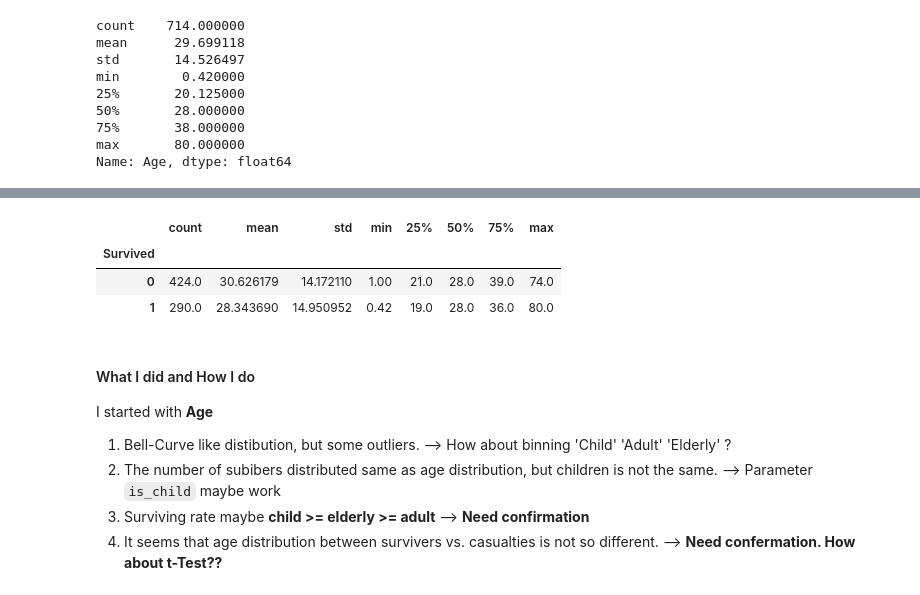
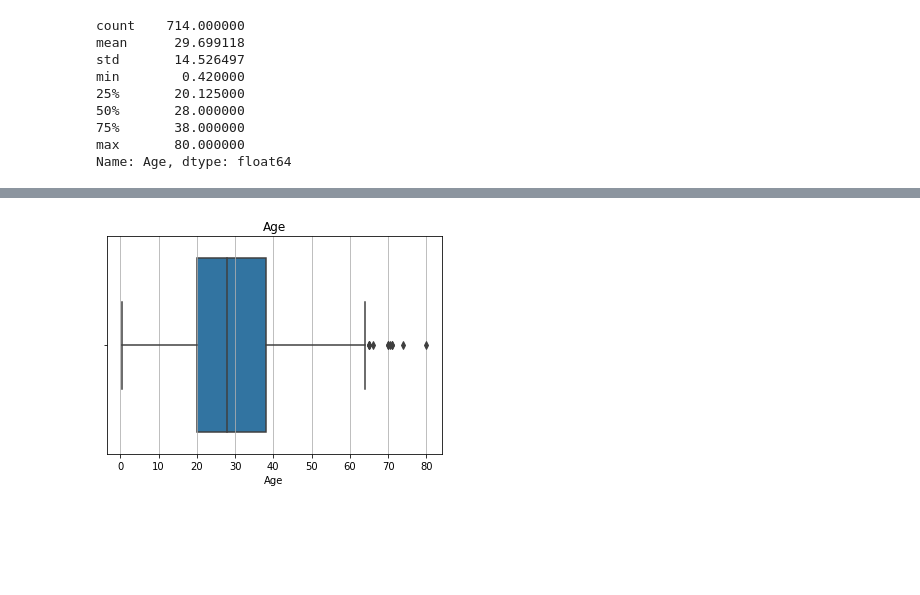
Before and after one commit to haku9627/Kaggle, a Jupyter notebook: Titanic/Titanic-MachineLearningFromDisaster.ipynb, the cells around one changed output, grey strips where cells are left out. Cells and saved outputs as stored; diff of their text form; code cells hidden in the pictures; blank space fills up the shorter version.

```diff
--- a/Titanic/Titanic-MachineLearningFromDisaster.ipynb
+++ b/Titanic/Titanic-MachineLearningFromDisaster.ipynb
@@ -111,0 +163,4 @@ array([ 0.42,  0.67,  0.75,  0.83,  0.92,  1.  ,  2.  ,  3.  ,  4.  ,
+# %%
+#drop passenger id
+df_manipulate2 = df_manipulate1.drop(["PassengerId"],axis=1)
+df_manipulate2.head()
@@ -111,0 +239,5 @@ array([ 0.42,  0.67,  0.75,  0.83,  0.92,  1.  ,  2.  ,  3.  ,  4.  ,
+# %%
+df_manipulate4 = df_manipulate3.copy()
+df_manipulate4["is_female"] = df_manipulate3["Sex"] == "female"
+df_manipulate4.drop("Sex", axis=1,inplace=True)
+df_manipulate4.head()
@@ -223,19 +308,7 @@ Name: SurviversPerAge, dtype: float64
-# %%
-df.groupby(df.Survived)["Age"].describe()
-# %% [output]
-|  | count | mean | std | min | 25% | 50% | 75% | max |
-| Survived |  |  |  |  |  |  |  |  |
-| 0 | 424.0 | 30.626179 | 14.172110 | 1.00 | 21.0 | 28.0 | 39.0 | 74.0 |
-| 1 | 290.0 | 28.343690 | 14.950952 | 0.42 | 19.0 | 28.0 | 36.0 | 80.0 |
-# %% [markdown]
-#### What I did and How I do
-I started with **Age**
-
-1. Bell-Curve like distibution, but some outliers.
---> How about binning 'Child' 'Adult' 'Elderly' ?
-2. The number of subibers distributed same as age distribution, but children is not the same.
---> Parameter `is_child` maybe work
-3. Surviving rate maybe **child >= elderly >= adult**
---> **Need confirmation**
-4. It seems that age distribution between survivers vs. casualties is not so different.
---> **Need confermation. How about t-Test??**
+# %%
+fig, ax = plt.subplots()
+sns.boxplot(df_manipulate4["Age"], ax=ax);
+ax.xaxis.grid(True);
+ax.set(title="Age");
+# %% [output]
+[figure, added]
```
Also changed, not shown: parts of 79 cells of this notebook, 1 other file.
